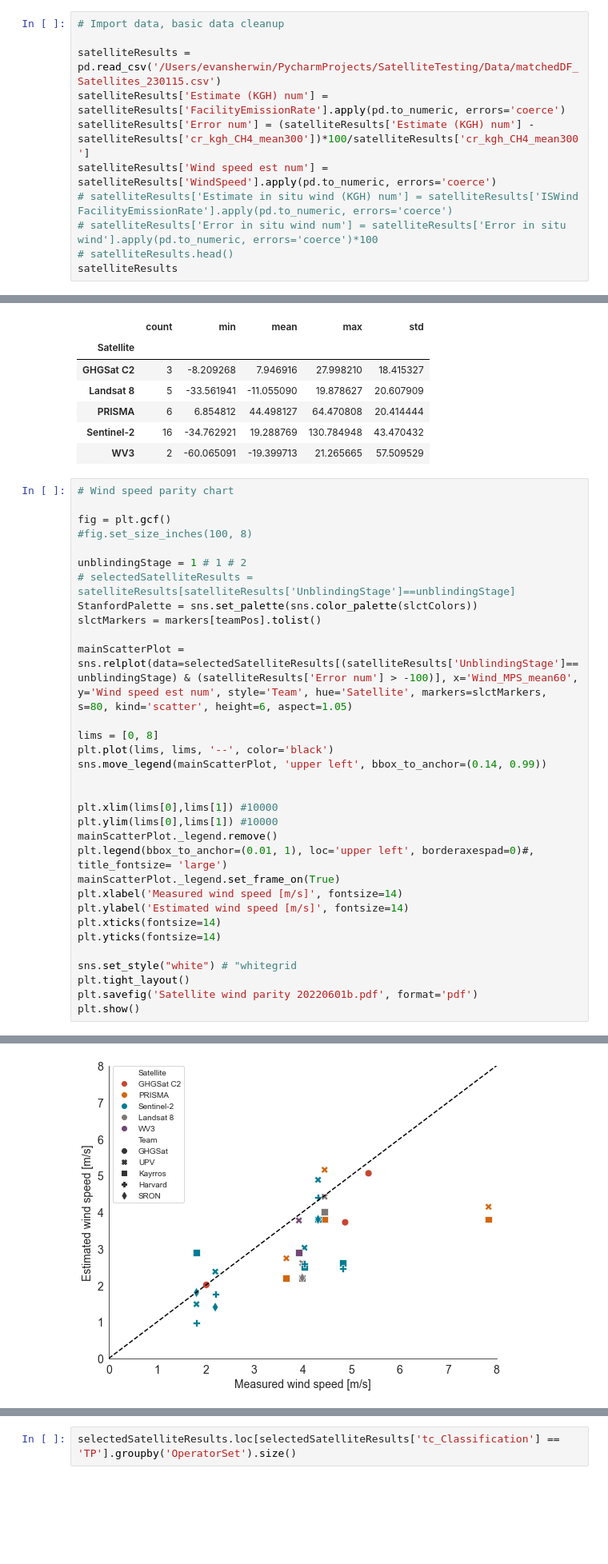
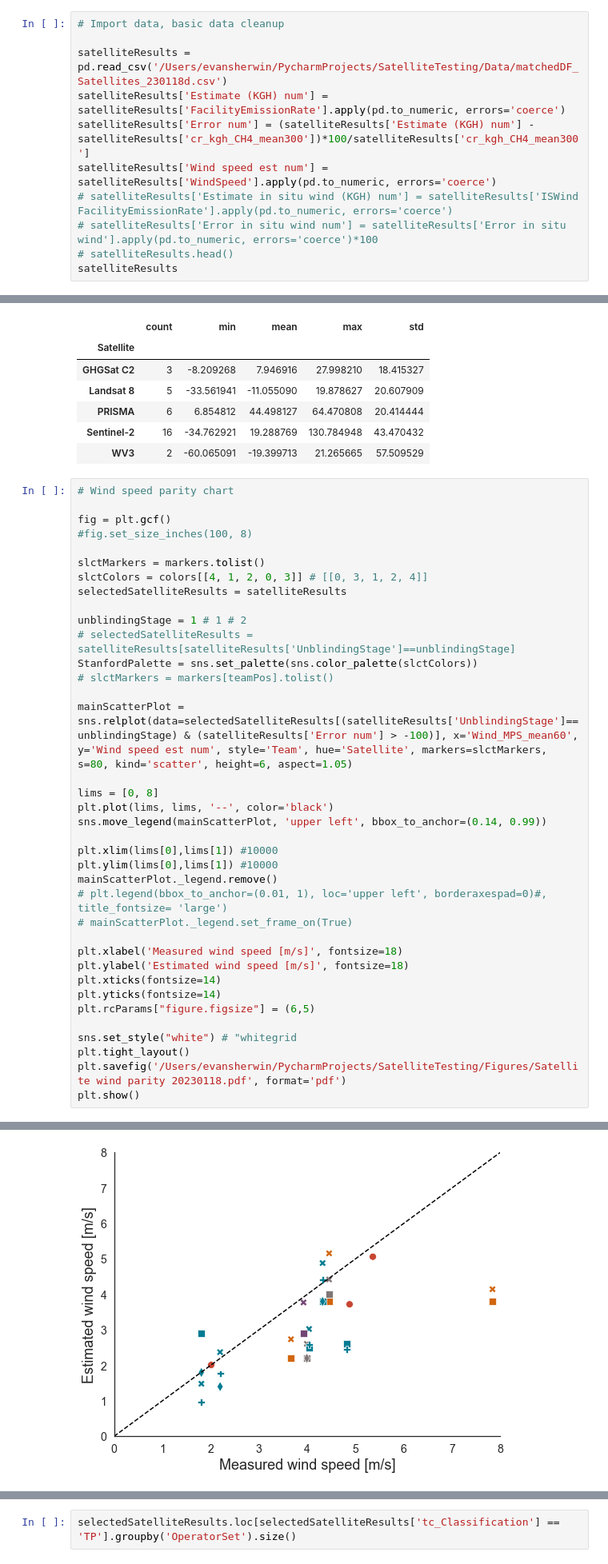
Before and after one commit to esherwin/SatelliteTesting, a Jupyter notebook: SatelliteTestingFiguresFullData.ipynb, the cells around one changed output, grey strips where cells are left out. Shown at 80% size. Cells and saved outputs as stored; diff of their text form; blank space fills up the shorter version.

```diff
--- a/SatelliteTestingFiguresFullData.ipynb
+++ b/SatelliteTestingFiguresFullData.ipynb
@@ -22,7 +22,7 @@ import lxml
 # %%
 # Import data, basic data cleanup
 
-satelliteResults = pd.read_csv('/Users/evansherwin/PycharmProjects/SatelliteTesting/Data/matchedDF_Satellites_230115.csv')
+satelliteResults = pd.read_csv('/Users/evansherwin/PycharmProjects/SatelliteTesting/Data/matchedDF_Satellites_230118d.csv')
 satelliteResults['Estimate (KGH) num'] = satelliteResults['FacilityEmissionRate'].apply(pd.to_numeric, errors='coerce')
 satelliteResults['Error num'] = (satelliteResults['Estimate (KGH) num'] - satelliteResults['cr_kgh_CH4_mean300'])*100/satelliteResults['cr_kgh_CH4_mean300']
 satelliteResults['Wind speed est num'] = satelliteResults['WindSpeed'].apply(pd.to_numeric, errors='coerce')
@@ -682,10 +684,14 @@ selectedSatelliteResults.groupby('Satellite')['Error num'].agg(['count', 'min',
 fig = plt.gcf()
 #fig.set_size_inches(100, 8)
 
+slctMarkers = markers.tolist()
+slctColors = colors[[4, 1, 2, 0, 3]] # [[0, 3, 1, 2, 4]]
+selectedSatelliteResults = satelliteResults
+
 unblindingStage = 1 # 1 # 2
 # selectedSatelliteResults = satelliteResults[satelliteResults['UnblindingStage']==unblindingStage]
 StanfordPalette = sns.set_palette(sns.color_palette(slctColors))
-slctMarkers = markers[teamPos].tolist()
+# slctMarkers = markers[teamPos].tolist()
 
 mainScatterPlot = sns.relplot(data=selectedSatelliteResults[(satelliteResults['UnblindingStage']==unblindingStage) & (satelliteResults['Error num'] > -100)], x='Wind_MPS_mean60', y='Wind speed est num', style='Team', hue='Satellite', markers=slctMarkers, s=80, kind='scatter', height=6, aspect=1.05)
 
@@ -693,19 +699,20 @@ lims = [0, 8]
 plt.plot(lims, lims, '--', color='black')
 sns.move_legend(mainScatterPlot, 'upper left', bbox_to_anchor=(0.14, 0.99))
 
-
 plt.xlim(lims[0],lims[1]) #10000
 plt.ylim(lims[0],lims[1]) #10000
 mainScatterPlot._legend.remove()
-plt.legend(bbox_to_anchor=(0.01, 1), loc='upper left', borderaxespad=0)#, title_fontsize= 'large')
-mainScatterPlot._legend.set_frame_on(True)
-plt.xlabel('Measured wind speed [m/s]', fontsize=14)
-plt.ylabel('Estimated wind speed [m/s]', fontsize=14)
+# plt.legend(bbox_to_anchor=(0.01, 1), loc='upper left', borderaxespad=0)#, title_fontsize= 'large')
+# mainScatterPlot._legend.set_frame_on(True)
+
+plt.xlabel('Measured wind speed [m/s]', fontsize=18)
+plt.ylabel('Estimated wind speed [m/s]', fontsize=18)
 plt.xticks(fontsize=14)
 plt.yticks(fontsize=14)
+plt.rcParams["figure.figsize"] = (6,5)
 
 sns.set_style("white") # "whitegrid
 plt.tight_layout()
-plt.savefig('Satellite wind parity 20220601b.pdf', format='pdf')
+plt.savefig('/Users/evansherwin/PycharmProjects/SatelliteTesting/Figures/Satellite wind parity 20230118.pdf', format='pdf')
 plt.show()
 # %% [output]
@@ -713,4 +720,4 @@ plt.show()
-[figure, old version]
+[figure, new version]
 # %%
 nonzeroRetrievals = satelliteResults.loc[(satelliteResults['Estimate (KGH) num'] > 0) & (satelliteResults['UnblindingStage']==unblindingStage)].shape[0]
 nonzeroWithinCI = satelliteResults.loc[satelliteResults['within CI'] & (satelliteResults['UnblindingStage']==unblindingStage)].shape[0]
```
Also changed, not shown: parts of 9 cells of this notebook.
